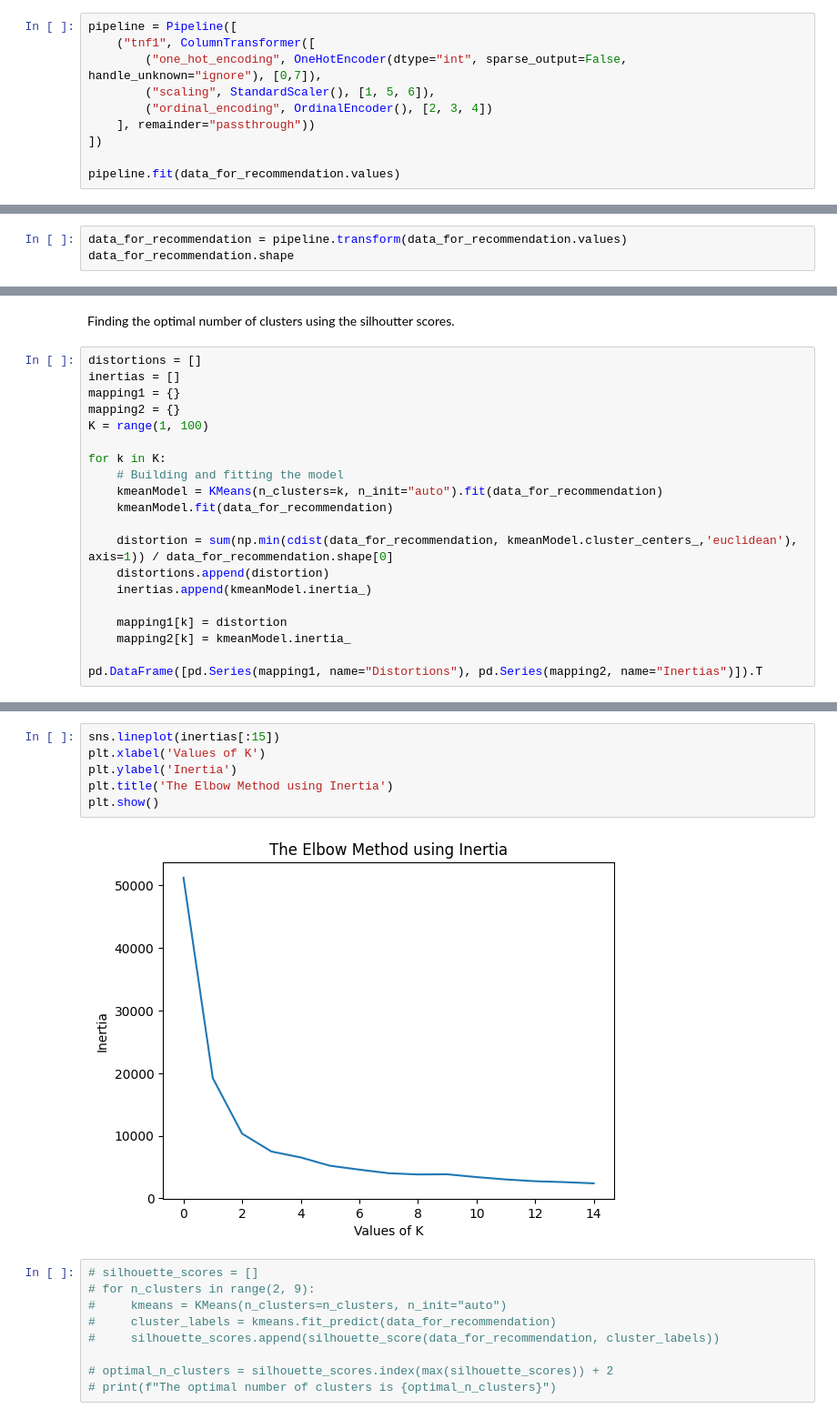
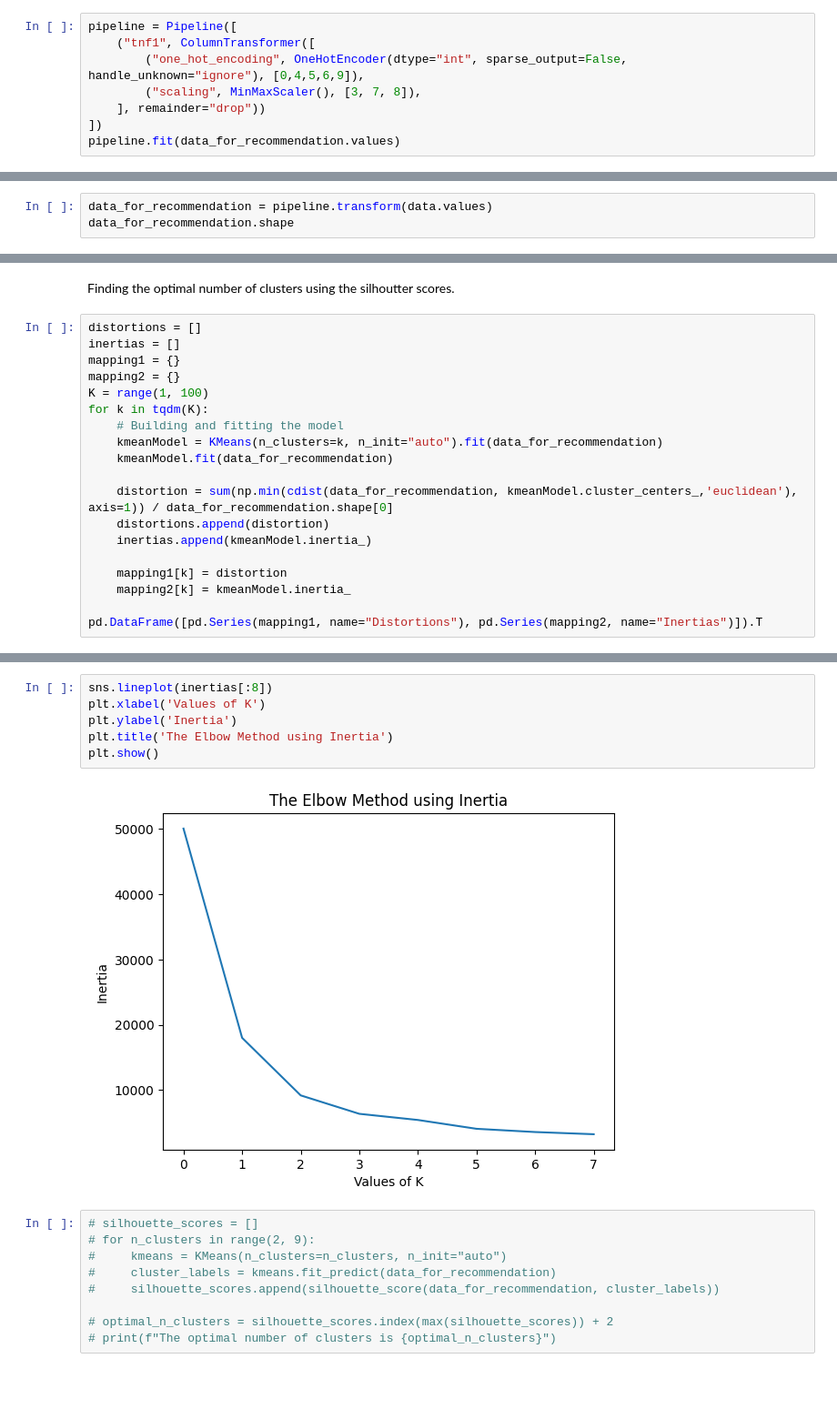
Before and after one commit to cse-vaibhav/Project2-backend, a Jupyter notebook: notebooks/Recommendor_new.ipynb, the cells around one changed output, grey strips where cells are left out. Shown: that part at 91% size. Drawn from its saved outputs; the diff is of its cells as text; blank space fills up the shorter version.

```diff
--- a/notebooks/Recommendor_new.ipynb
+++ b/notebooks/Recommendor_new.ipynb
@@ -53,12 +56,10 @@ list(enumerate(data_for_recommendation.columns))
 # %%
 pipeline = Pipeline([
     ("tnf1", ColumnTransformer([
-        ("one_hot_encoding", OneHotEncoder(dtype="int", sparse_output=False, handle_unknown="ignore"), [0,7]),
-        ("scaling", StandardScaler(), [1, 5, 6]),
-        ("ordinal_encoding", OrdinalEncoder(), [2, 3, 4])
-    ], remainder="passthrough"))
+        ("one_hot_encoding", OneHotEncoder(dtype="int", sparse_output=False, handle_unknown="ignore"), [0,4,5,6,9]),
+        ("scaling", MinMaxScaler(), [3, 7, 8]),
+    ], remainder="drop"))
 ])
-
 pipeline.fit(data_for_recommendation.values)
 # %% [output]
 Pipeline(steps=[('tnf1',
@@ -84,4 +85,4 @@ array([ 0.        ,  0.        ,  0.        ,  0.        ,  1.        ,
 # %%
-data_for_recommendation = pipeline.transform(data_for_recommendation.values)
+data_for_recommendation = pipeline.transform(data.values)
 data_for_recommendation.shape
 # %% [output]
@@ -94,8 +95,7 @@ inertias = []
 mapping1 = {}
 mapping2 = {}
 K = range(1, 100)
-
-for k in K:
+for k in tqdm(K):
     # Building and fitting the model
     kmeanModel = KMeans(n_clusters=k, n_init="auto").fit(data_for_recommendation)
     kmeanModel.fit(data_for_recommendation)
@@ -124,12 +124,12 @@ pd.DataFrame([pd.Series(mapping1, name="Distortions"), pd.Series(mapping2, name=
 99 rows × 2 columns
 # %%
-sns.lineplot(inertias[:15])
+sns.lineplot(inertias[:8])
 plt.xlabel('Values of K')
 plt.ylabel('Inertia')
 plt.title('The Elbow Method using Inertia')
 plt.show()
 # %% [output]
-[figure, old version]
+[figure, new version]
 # %%
 # silhouette_scores = []
 # for n_clusters in range(2, 9):
```
Also changed, not shown: parts of 18 cells of this notebook.
